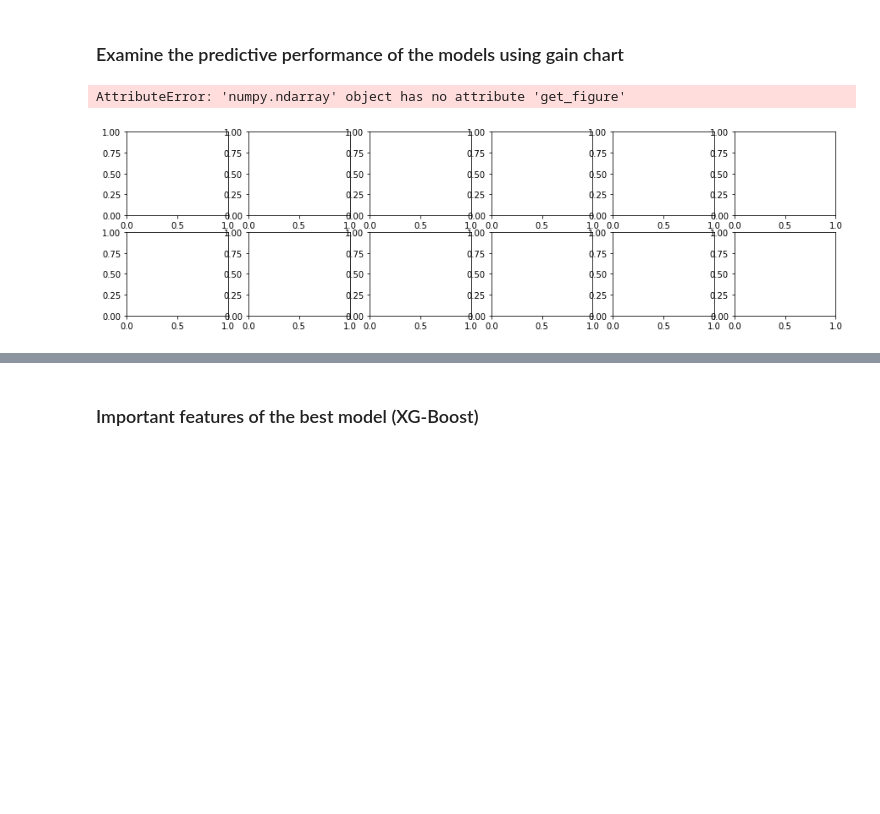
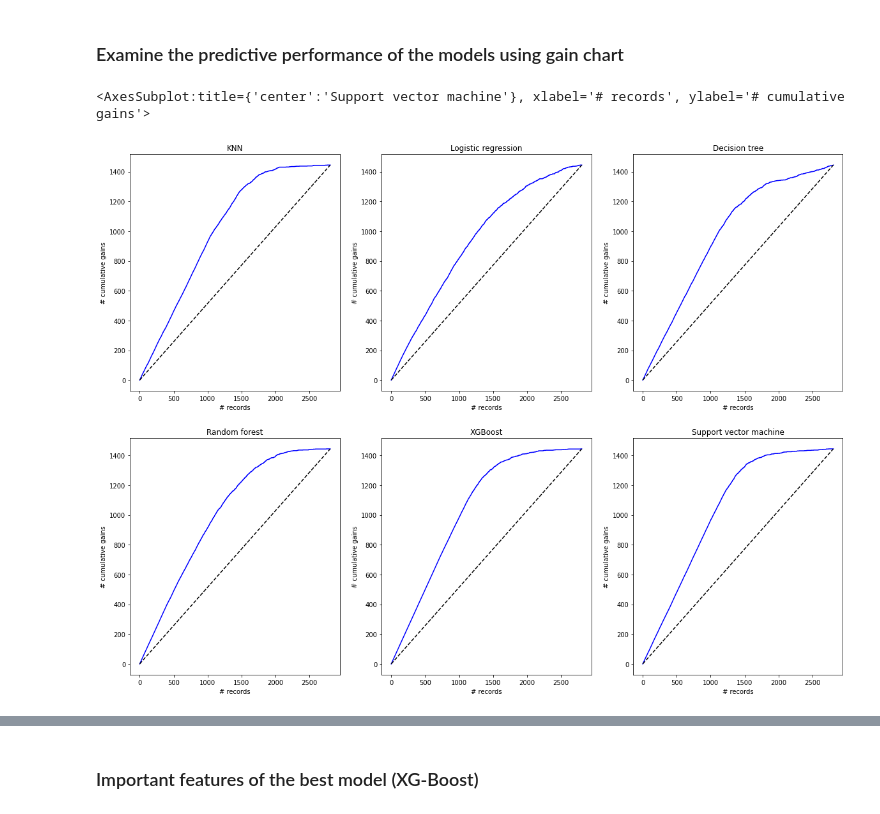
Before and after one commit to Fatemeh-Khosravi/Customer-Churn-Prediction, a Jupyter notebook: ADS505-FinalProject-ChrunPrediction.ipynb, the cells around one changed output, grey strips where cells are left out. Cells and saved outputs as stored; diff of their text form; code cells hidden in the pictures; blank space fills up the shorter version.

```diff
--- a/ADS505-FinalProject-ChrunPrediction.ipynb
+++ b/ADS505-FinalProject-ChrunPrediction.ipynb
@@ -1334,38 +1334,26 @@ plt.legend(loc=0)
 # %% [markdown]
 ### Examine the predictive performance of the models using gain chart
 # %%
-fig, axes = plt.subplots(nrows=2, ncols=6, figsize=(15, 4))
+fig, axes = plt.subplots(nrows=2, ncols=3, figsize=(20, 15))
+color = ['b']
 
 def modelGainsChart(model, title, ax=None):
     result = pd.DataFrame({
         'actual': validy,
         'prob': model.predict_proba(validX)[:, 1]
     })
 
     result = result.sort_values(by=['prob'], ascending=False).reset_index(drop=True)
-    ax = gainsChart(result.actual, ax=ax)
+    ax = gainsChart(result.actual, ax=ax, color=color)
     ax.set_title(title)
     return ax
 
-modelGainsChart(knn_clf, 'K-NN', axes[0])
-modelGainsChart(lr_clf, 'Logistic regression', axes[1])
-modelGainsChart(tree_clf, 'Decision tree', axes[2])
-modelGainsChart(rf_clf, 'Random forest', axes[3])
-modelGainsChart(xgb_clf, 'XGBoost', axes[4])
-modelGainsChart(svc, 'Support vector machine', axes[5])
-
-
-
-ax = modelGainsChart(lr_clf, 'Logistic regression')
-
-modelGainsChart(knn_clf, 'K-NN', ax)
-modelGainsChart(rf_clf, 'Random forest', ax)
-modelGainsChart(tree_clf, 'Decision tree', ax)
-modelGainsChart(xgb_clf, 'XGBosst', ax)
-modelGainsChart(svc, 'Support vector machine', ax)
-
-
-ax.set_title('All models')
+modelGainsChart(knn_clf, 'KNN', axes[0,0])
+modelGainsChart(lr_clf, 'Logistic regression', axes[0,1])
+modelGainsChart(tree_clf, 'Decision tree', axes[0,2])
+modelGainsChart(rf_clf, 'Random forest', axes[1,0])
+modelGainsChart(xgb_clf, 'XGBoost', axes[1,1])
+modelGainsChart(svc_clf, 'Support vector machine', axes[1,2])
 # %% [output]
-AttributeError: 'numpy.ndarray' object has no attribute 'get_figure'
+<AxesSubplot:title={'center':'Support vector machine'}, xlabel='# records', ylabel='# cumulative gains'>
-[figure, old version]
+[figure, new version]
```
Also changed, not shown: parts of 20 cells of this notebook.
